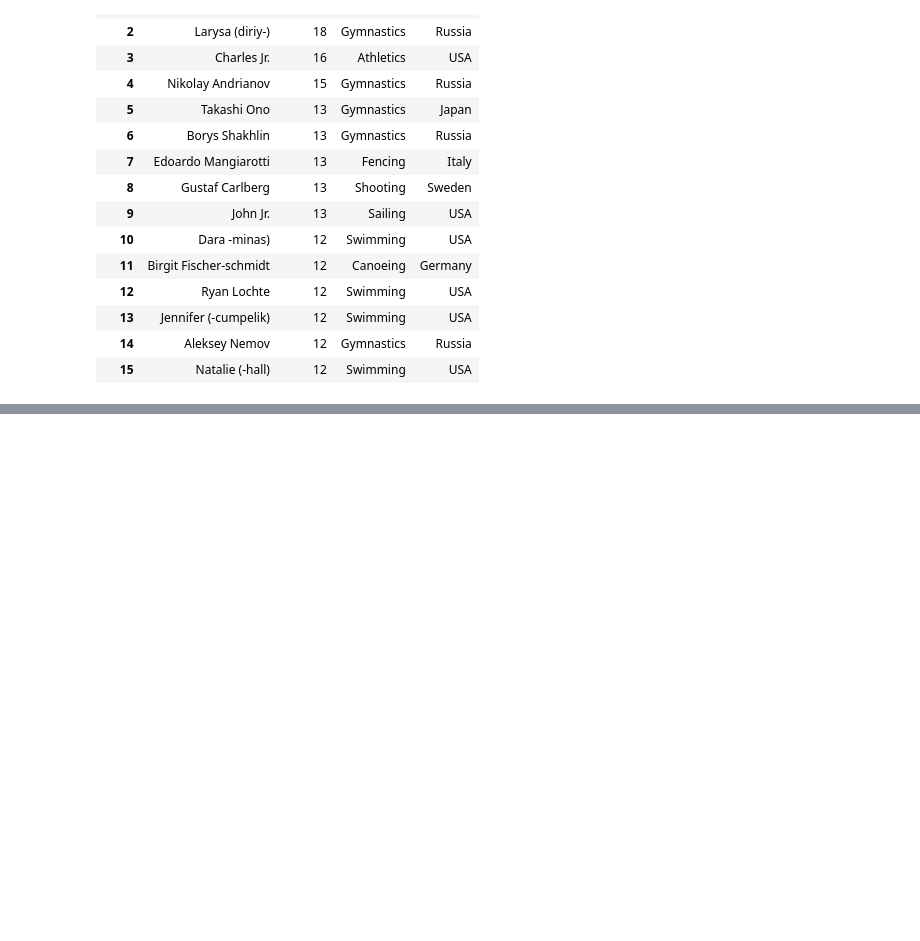
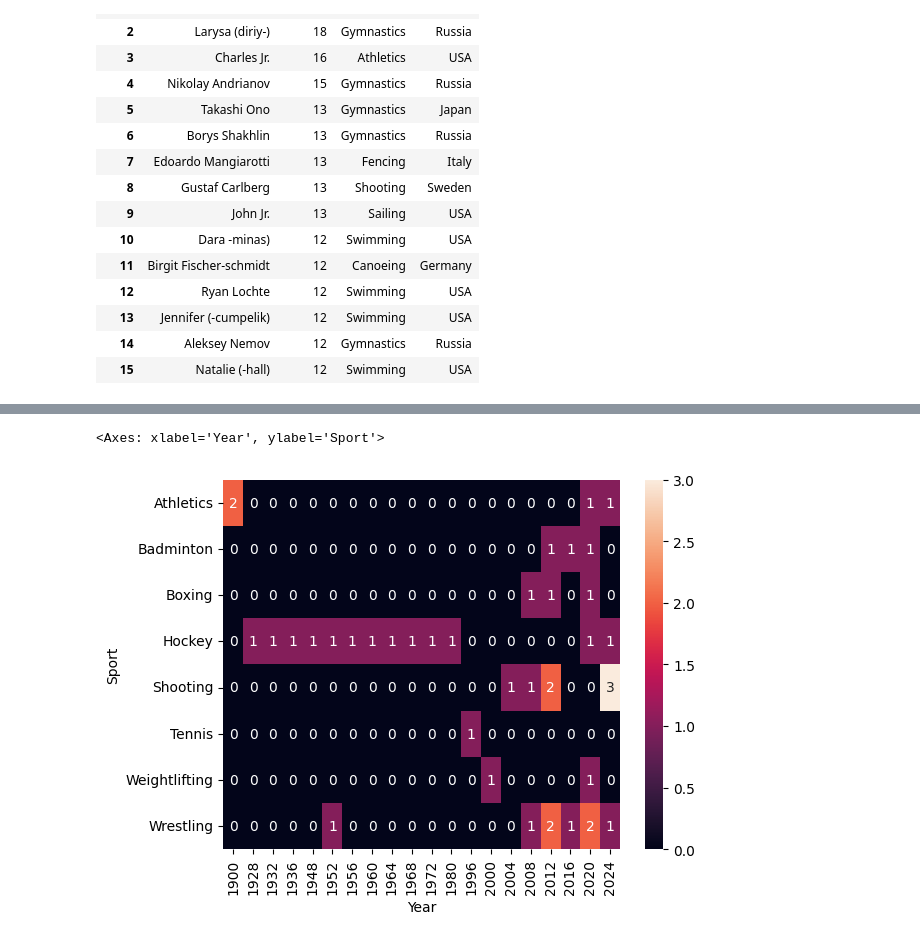
Before and after one commit to deeprao03/olympics-analysis, a Jupyter notebook: Notebooks/Olympic_analysis.ipynb, the cells around one changed output, grey strips where cells are left out. Saved outputs shown, nothing was run; the diff lists cells and outputs as text; code cells hidden in the pictures; blank space fills up the shorter version.

```diff
--- a/Notebooks/Olympic_analysis.ipynb
+++ b/Notebooks/Olympic_analysis.ipynb
@@ -445,0 +452,4 @@ df = df[df['Medal'] != 'No medal'].reset_index(drop=True)
+# %%
+temp_df = df[df['Medal']!= 'No medal'].reset_index()
+# %%
+temp_df.drop_duplicates(subset=['Team','NOC','Year','City','Sport','Event','Medal'],inplace=True)
@@ -445,0 +472,3 @@ df = df[df['Medal'] != 'No medal'].reset_index(drop=True)
+# %%
+new_df = temp_df[temp_df['region']=='India']
+final_df = new_df.groupby('Year').count()['Medal'].reset_index()
@@ -445,0 +503,5 @@ df = df[df['Medal'] != 'No medal'].reset_index(drop=True)
+# %%
+sns.heatmap(new_df.pivot_table(index='Sport',columns = 'Year',values='Medal',aggfunc='count').fillna(0),annot=True)
+# %% [output]
+<Axes: xlabel='Year', ylabel='Sport'>
+[figure, added]
```
Also changed, not shown: parts of 27 cells of this notebook.
